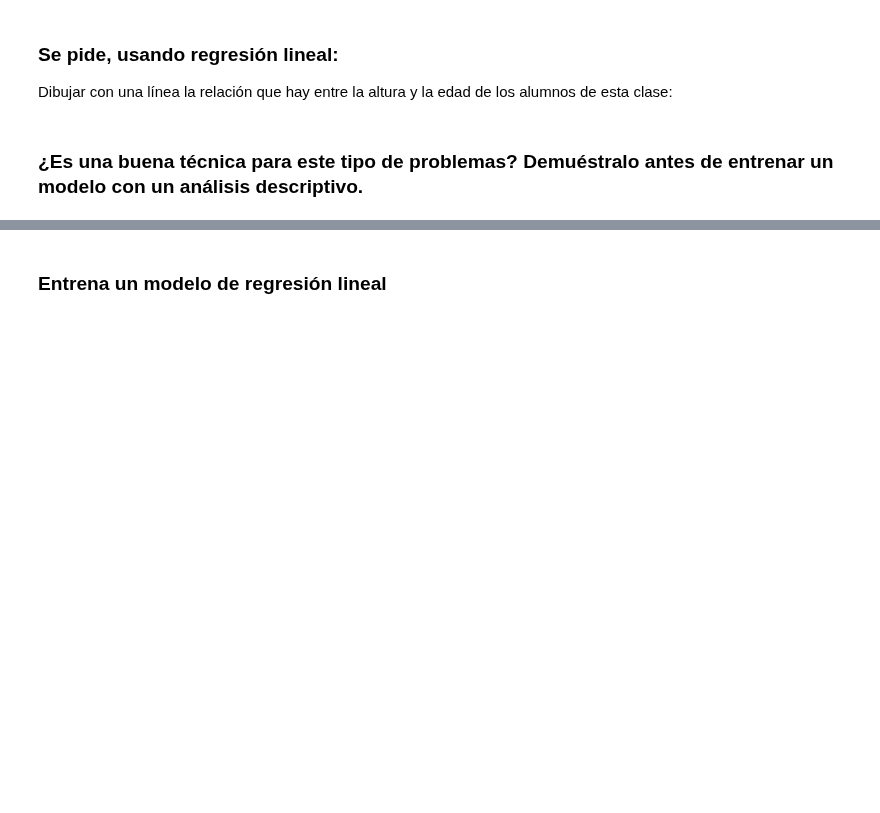
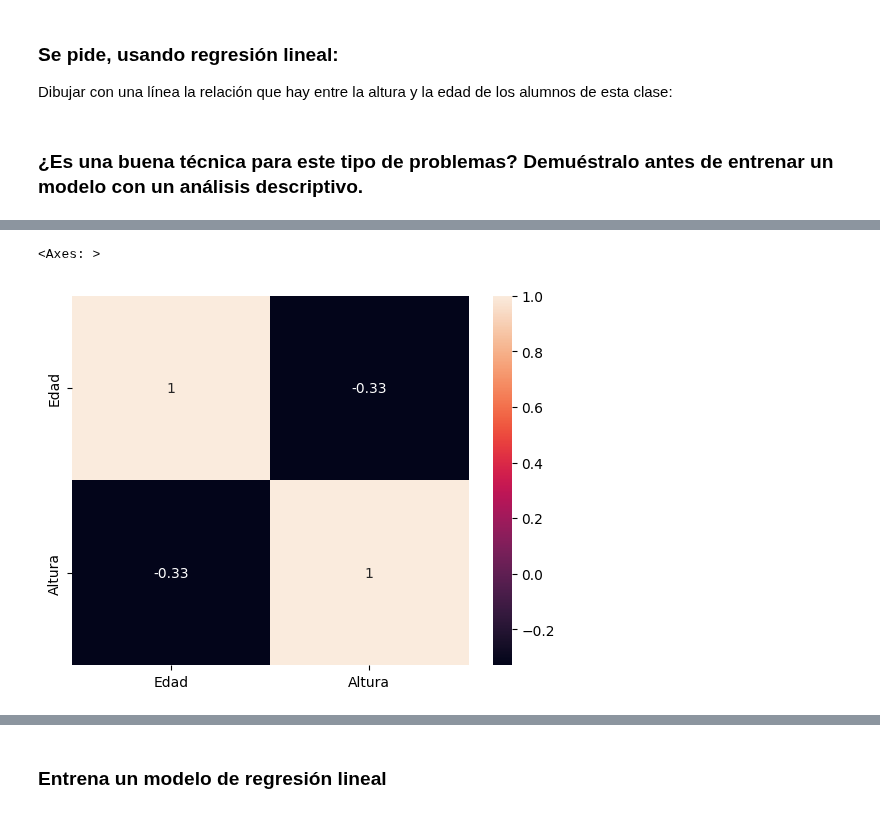
Before and after one commit to mrborjabarber/2509_dsft_thebridge_valencia, a Jupyter notebook: 3-Machine_Leaning/1-Supervisado/1-Regression/1-Linear_Regression/ejercicios/1 Height.ipynb, the cells around one changed output, grey strips where cells are left out. Cells and saved outputs as stored; diff of their text form; code cells hidden in the pictures; blank space fills up the shorter version.

```diff
--- a/3-Machine_Leaning/1-Supervisado/1-Regression/1-Linear_Regression/ejercicios/1 Height.ipynb
+++ b/3-Machine_Leaning/1-Supervisado/1-Regression/1-Linear_Regression/ejercicios/1 Height.ipynb
@@ -33,0 +71,5 @@ lista_alumnos = [("Leonardo S", 24, 1.82),
+# %%
+sns.heatmap(df.corr(numeric_only =True), annot=True)
+# %% [output]
+<Axes: >
+[figure, added]
```
Also changed, not shown: parts of 20 cells of this notebook, 1 other file.
